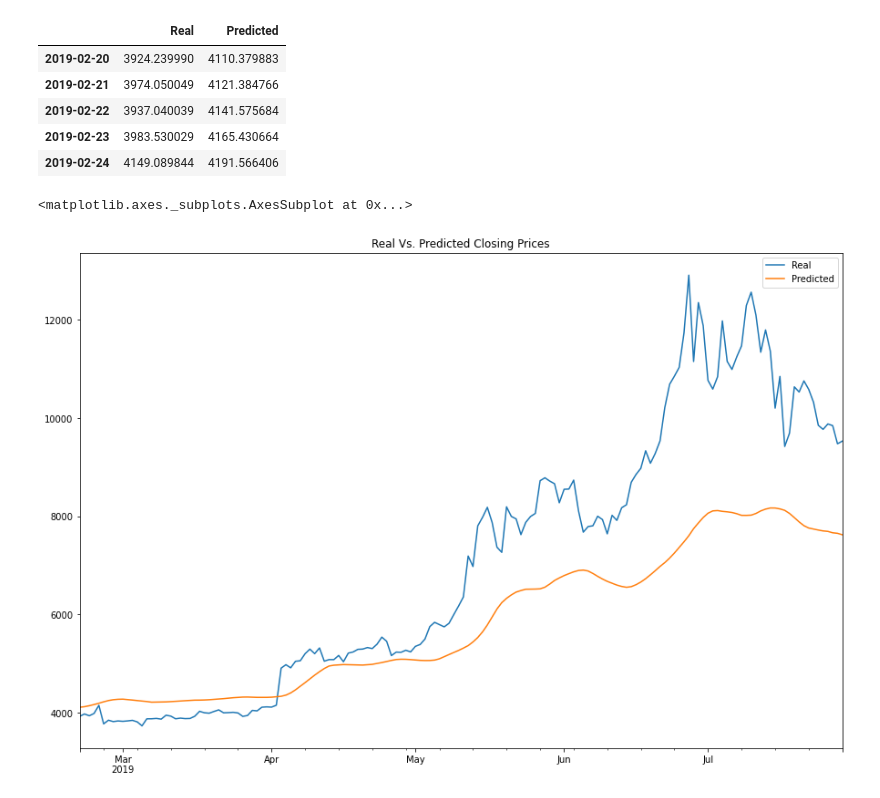
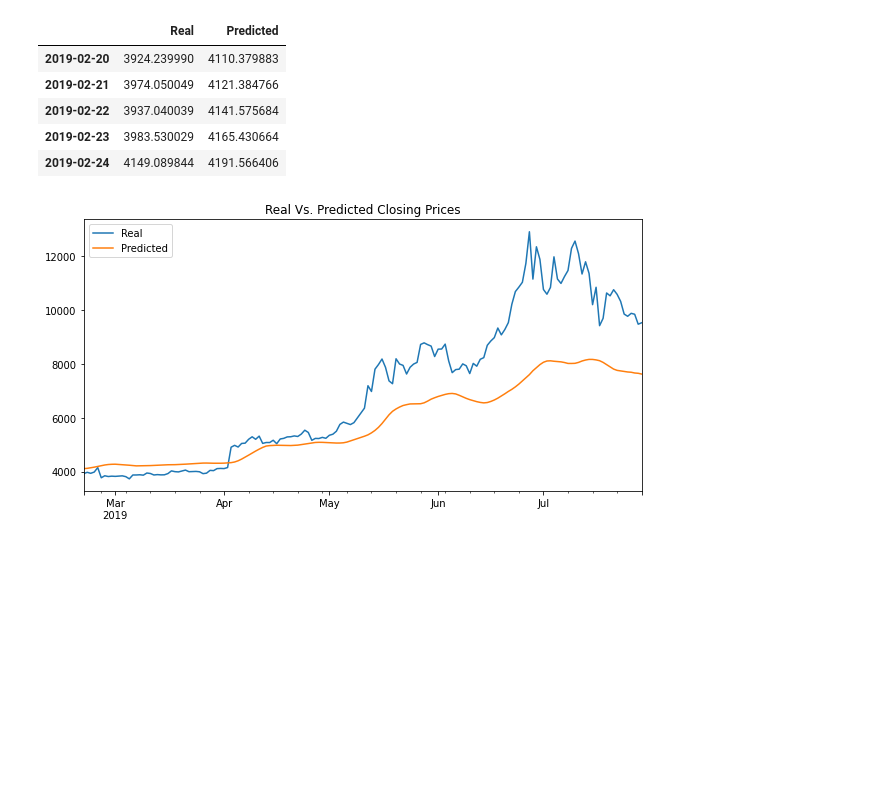
Before and after one commit to atrgrad/Deep_Learning_HW, a Jupyter notebook: lstm_stock_predictor_closing.ipynb, the cells around one changed output. Drawn from its saved outputs; the diff is of its cells as text; code cells hidden in the pictures; blank space fills up the shorter version.

```diff
--- a/lstm_stock_predictor_closing.ipynb
+++ b/lstm_stock_predictor_closing.ipynb
@@ -315,7 +314,8 @@ stocks.head()
 # %%
 # Plot the real vs predicted values as a line chart
 # Install the required libraries
-stocks.plot(title="Real Vs. Predicted Closing Prices", figsize=(15,10))
+# Save as png for readme file
+lstm_closing_plot = stocks.plot(title="Real Vs. Predicted Closing Prices", figsize=(10,5))
+plt.savefig('lstm_closing.png')
 # %% [output]
-<matplotlib.axes._subplots.AxesSubplot at 0x...>
-[figure, old version]
+[figure, new version]
```
Also changed, not shown: parts of 1 cell of this notebook, 3 other files.
